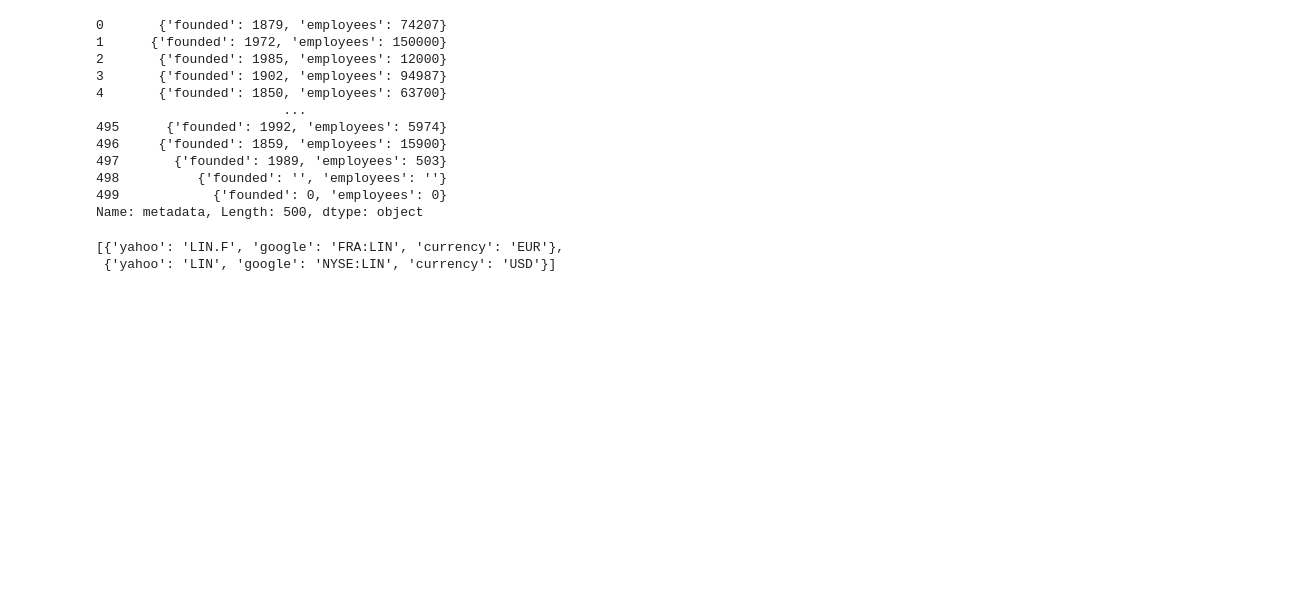
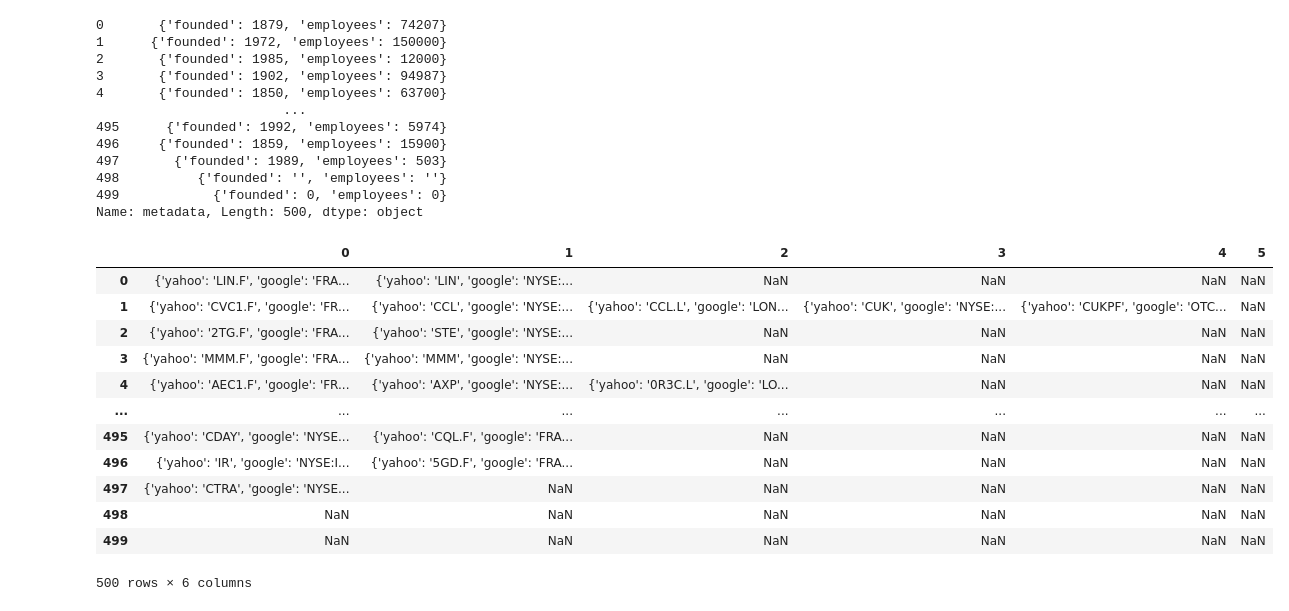
Before and after one commit to stephanie-jones78/learningStuff, a Jupyter notebook: yahooFinanceAPI.ipynb, the cells around one changed output. Drawn from its saved outputs; the diff is of its cells as text; code cells hidden in the pictures; blank space fills up the shorter version.

```diff
--- a/yahooFinanceAPI.ipynb
+++ b/yahooFinanceAPI.ipynb
@@ -398,7 +398,18 @@ df.metadata
 499            {'founded': 0, 'employees': 0}
 Name: metadata, Length: 500, dtype: object
 # %%
-df.symbols[0].apply(pd.s)
+df.symbols.apply(pd.Series)
 # %% [output]
+|  | 0 | 1 | 2 | 3 | 4 | 5 |
+| 0 | {'yahoo': 'LIN.F', 'google': 'FRA... | {'yahoo': 'LIN', 'google': 'NYSE:... | NaN | NaN | NaN | NaN |
+| 1 | {'yahoo': 'CVC1.F', 'google': 'FR... | {'yahoo': 'CCL', 'google': 'NYSE:... | {'yahoo': 'CCL.L', 'google': 'LON... | {'yahoo': 'CUK', 'google': 'NYSE:... | {'yahoo': 'CUKPF', 'google': 'OTC... | NaN |
+| 2 | {'yahoo': '2TG.F', 'google': 'FRA... | {'yahoo': 'STE', 'google': 'NYSE:... | NaN | NaN | NaN | NaN |
+| 3 | {'yahoo': 'MMM.F', 'google': 'FRA... | {'yahoo': 'MMM', 'google': 'NYSE:... | NaN | NaN | NaN | NaN |
+| 4 | {'yahoo': 'AEC1.F', 'google': 'FR... | {'yahoo': 'AXP', 'google': 'NYSE:... | {'yahoo': '0R3C.L', 'google': 'LO... | NaN | NaN | NaN |
+| ... | ... | ... | ... | ... | ... | ... |
+| 495 | {'yahoo': 'CDAY', 'google': 'NYSE... | {'yahoo': 'CQL.F', 'google': 'FRA... | NaN | NaN | NaN | NaN |
+| 496 | {'yahoo': 'IR', 'google': 'NYSE:I... | {'yahoo': '5GD.F', 'google': 'FRA... | NaN | NaN | NaN | NaN |
+| 497 | {'yahoo': 'CTRA', 'google': 'NYSE... | NaN | NaN | NaN | NaN | NaN |
+| 498 | NaN | NaN | NaN | NaN | NaN | NaN |
+| 499 | NaN | NaN | NaN | NaN | NaN | NaN |
-[{'yahoo': 'LIN.F', 'google': 'FRA:LIN', 'currency': 'EUR'},
- {'yahoo': 'LIN', 'google': 'NYSE:LIN', 'currency': 'USD'}]
+500 rows × 6 columns
```
Also changed, not shown: parts of 1 cell of this notebook, 1 other file.
